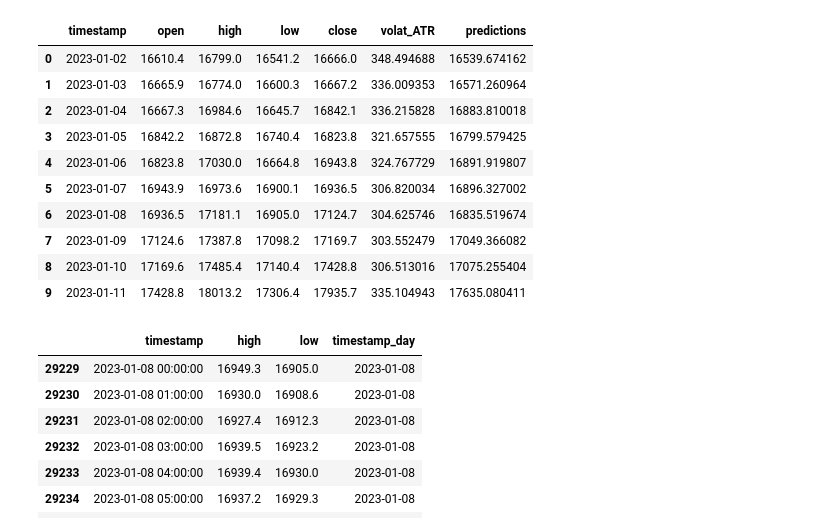
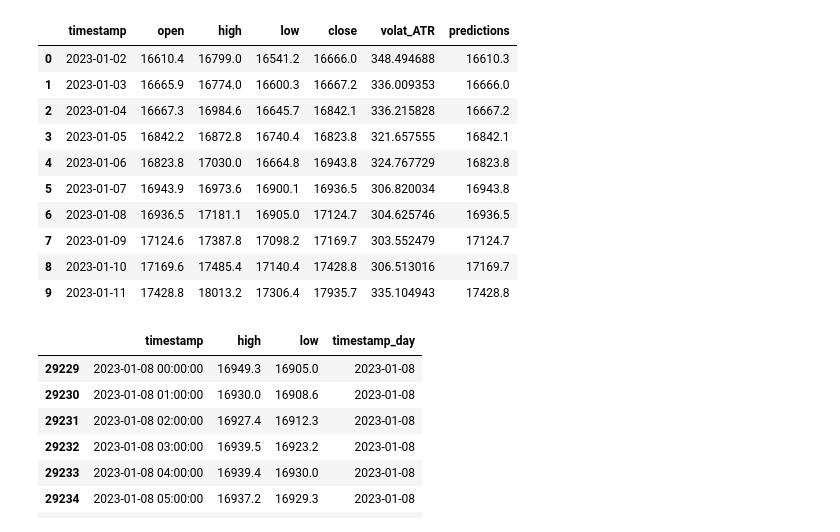
Before and after one commit to MehmetSever09/assist_trader, a Jupyter notebook: notebook/backtesting-models-lr.ipynb, the cells around one changed output. Drawn from its saved outputs; the diff is of its cells as text; code cells hidden in the pictures.

```diff
--- a/notebook/backtesting-models-lr.ipynb
+++ b/notebook/backtesting-models-lr.ipynb
@@ -12,23 +12,23 @@ import datetime
 # %%
 # Load daily data with predictions
 
-df_pred = pd.read_csv("../data/predictions/merged_data_ETS_model.csv")
+df_pred = pd.read_csv("../data/predictions/merged_data_arima_model.csv")
 df_pred = df_pred.dropna()
 df_pred.drop(columns=['Unnamed: 0'], inplace=True)
 df_pred['timestamp'] = pd.to_datetime(df_pred['timestamp'])
 df_pred.head(10)
 # %% [output]
 |  | timestamp | open | high | low | close | volat_ATR | predictions |
-| 0 | 2023-01-02 | 16610.4 | 16799.0 | 16541.2 | 16666.0 | 348.494688 | 16539.674162 |
-| 1 | 2023-01-03 | 16665.9 | 16774.0 | 16600.3 | 16667.2 | 336.009353 | 16571.260964 |
-| 2 | 2023-01-04 | 16667.3 | 16984.6 | 16645.7 | 16842.1 | 336.215828 | 16883.810018 |
-| 3 | 2023-01-05 | 16842.2 | 16872.8 | 16740.4 | 16823.8 | 321.657555 | 16799.579425 |
-| 4 | 2023-01-06 | 16823.8 | 17030.0 | 16664.8 | 16943.8 | 324.767729 | 16891.919807 |
-| 5 | 2023-01-07 | 16943.9 | 16973.6 | 16900.1 | 16936.5 | 306.820034 | 16896.327002 |
-| 6 | 2023-01-08 | 16936.5 | 17181.1 | 16905.0 | 17124.7 | 304.625746 | 16835.519674 |
-| 7 | 2023-01-09 | 17124.6 | 17387.8 | 17098.2 | 17169.7 | 303.552479 | 17049.366082 |
-| 8 | 2023-01-10 | 17169.6 | 17485.4 | 17140.4 | 17428.8 | 306.513016 | 17075.255404 |
-| 9 | 2023-01-11 | 17428.8 | 18013.2 | 17306.4 | 17935.7 | 335.104943 | 17635.080411 |
+| 0 | 2023-01-02 | 16610.4 | 16799.0 | 16541.2 | 16666.0 | 348.494688 | 16610.3 |
+| 1 | 2023-01-03 | 16665.9 | 16774.0 | 16600.3 | 16667.2 | 336.009353 | 16666.0 |
+| 2 | 2023-01-04 | 16667.3 | 16984.6 | 16645.7 | 16842.1 | 336.215828 | 16667.2 |
+| 3 | 2023-01-05 | 16842.2 | 16872.8 | 16740.4 | 16823.8 | 321.657555 | 16842.1 |
+| 4 | 2023-01-06 | 16823.8 | 17030.0 | 16664.8 | 16943.8 | 324.767729 | 16823.8 |
+| 5 | 2023-01-07 | 16943.9 | 16973.6 | 16900.1 | 16936.5 | 306.820034 | 16943.8 |
+| 6 | 2023-01-08 | 16936.5 | 17181.1 | 16905.0 | 17124.7 | 304.625746 | 16936.5 |
+| 7 | 2023-01-09 | 17124.6 | 17387.8 | 17098.2 | 17169.7 | 303.552479 | 17124.7 |
+| 8 | 2023-01-10 | 17169.6 | 17485.4 | 17140.4 | 17428.8 | 306.513016 | 17169.7 |
+| 9 | 2023-01-11 | 17428.8 | 18013.2 | 17306.4 | 17935.7 | 335.104943 | 17428.8 |
 # %%
 # Load 1h data for back-testing
 
```
Also changed, not shown: parts of 5 cells of this notebook, 21 other files.
